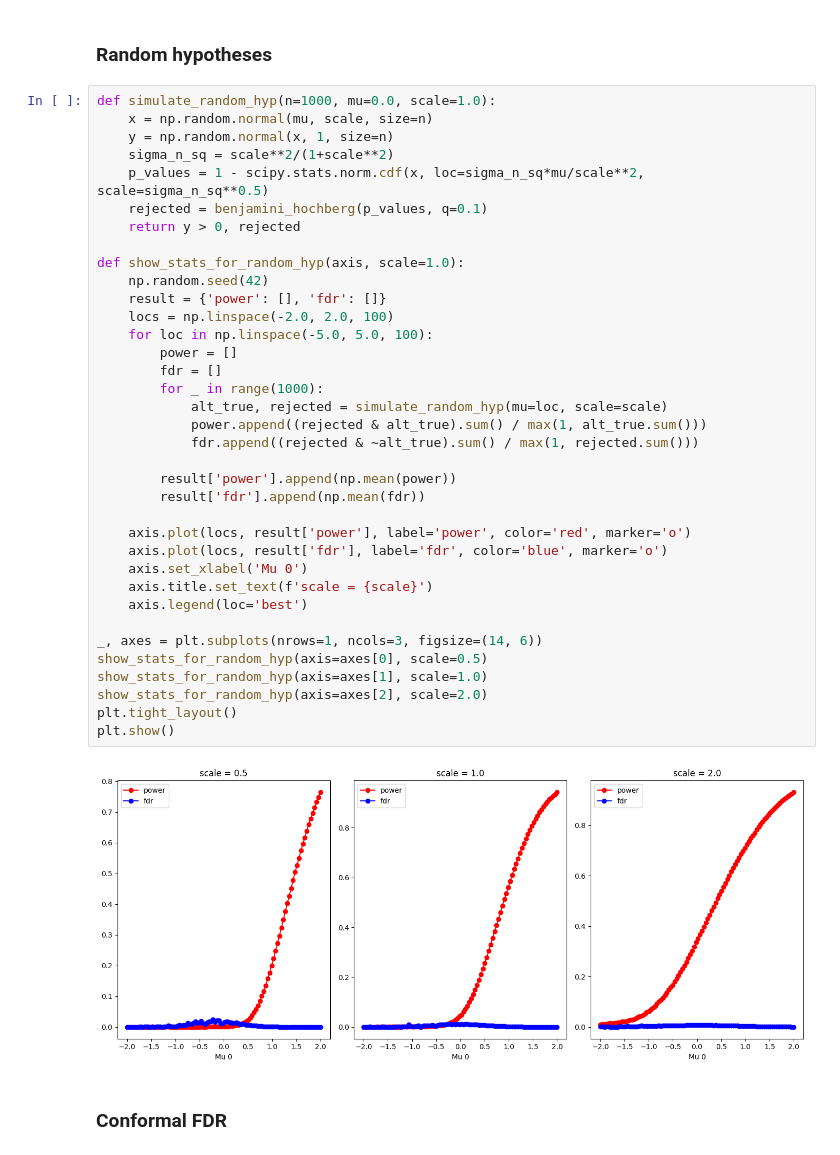
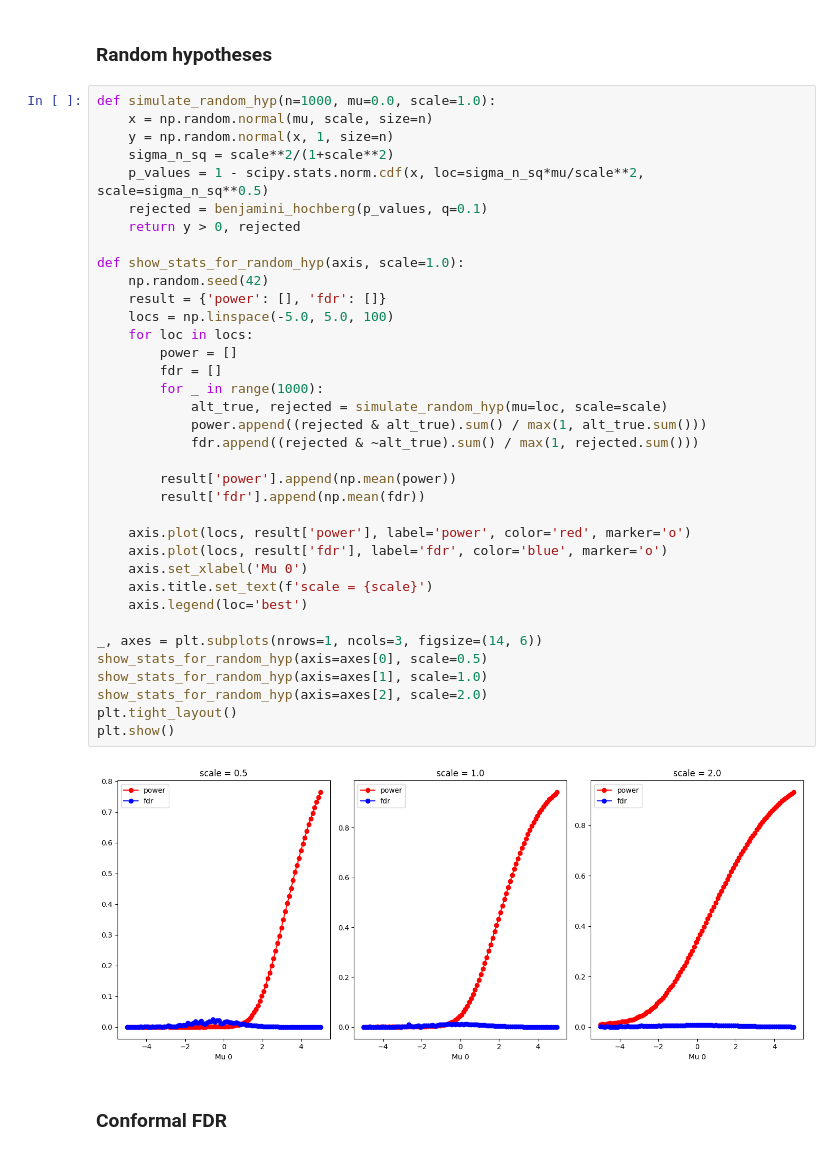
Before and after one commit to asfuna/conformal-bh-py, a Jupyter notebook: simulation/example.ipynb, the cells around one changed output. Saved outputs shown, nothing was run; the diff lists cells and outputs as text.

```diff
--- a/simulation/example.ipynb
+++ b/simulation/example.ipynb
@@ -53,36 +53,36 @@ def simulate_random_hyp(n=1000, mu=0.0, scale=1.0):
     p_values = 1 - scipy.stats.norm.cdf(x, loc=sigma_n_sq*mu/scale**2, scale=sigma_n_sq**0.5)
     rejected = benjamini_hochberg(p_values, q=0.1)
     return y > 0, rejected
 
 def show_stats_for_random_hyp(axis, scale=1.0):
     np.random.seed(42)
     result = {'power': [], 'fdr': []}
-    locs = np.linspace(-2.0, 2.0, 100)
-    for loc in np.linspace(-5.0, 5.0, 100):
+    locs = np.linspace(-5.0, 5.0, 100)
+    for loc in locs:
         power = []
         fdr = []
         for _ in range(1000):
             alt_true, rejected = simulate_random_hyp(mu=loc, scale=scale)
             power.append((rejected & alt_true).sum() / max(1, alt_true.sum()))
             fdr.append((rejected & ~alt_true).sum() / max(1, rejected.sum()))
 
         result['power'].append(np.mean(power))
         result['fdr'].append(np.mean(fdr))
 
     axis.plot(locs, result['power'], label='power', color='red', marker='o')
     axis.plot(locs, result['fdr'], label='fdr', color='blue', marker='o')
     axis.set_xlabel('Mu 0')
     axis.title.set_text(f'scale = {scale}')
     axis.legend(loc='best')
 
 _, axes = plt.subplots(nrows=1, ncols=3, figsize=(14, 6))
 show_stats_for_random_hyp(axis=axes[0], scale=0.5)
 show_stats_for_random_hyp(axis=axes[1], scale=1.0)
 show_stats_for_random_hyp(axis=axes[2], scale=2.0)
 plt.tight_layout()
 plt.show()
 # %% [output]
-[figure, old version]
+[figure, new version]
 # %% [markdown]
 ### Conformal FDR
 # %%
```
Also changed, not shown: parts of 1 cell of this notebook.
